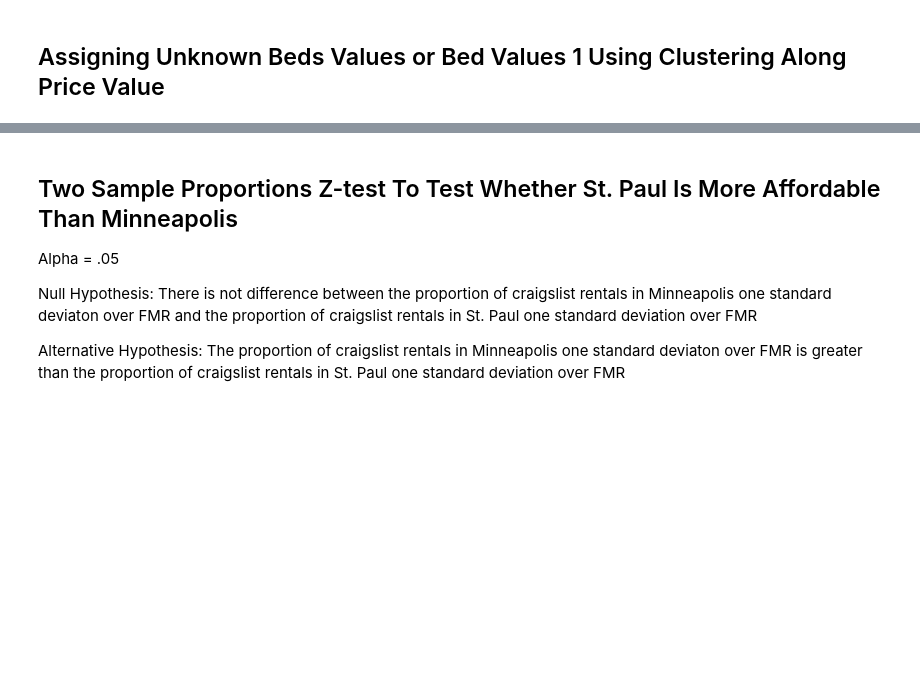
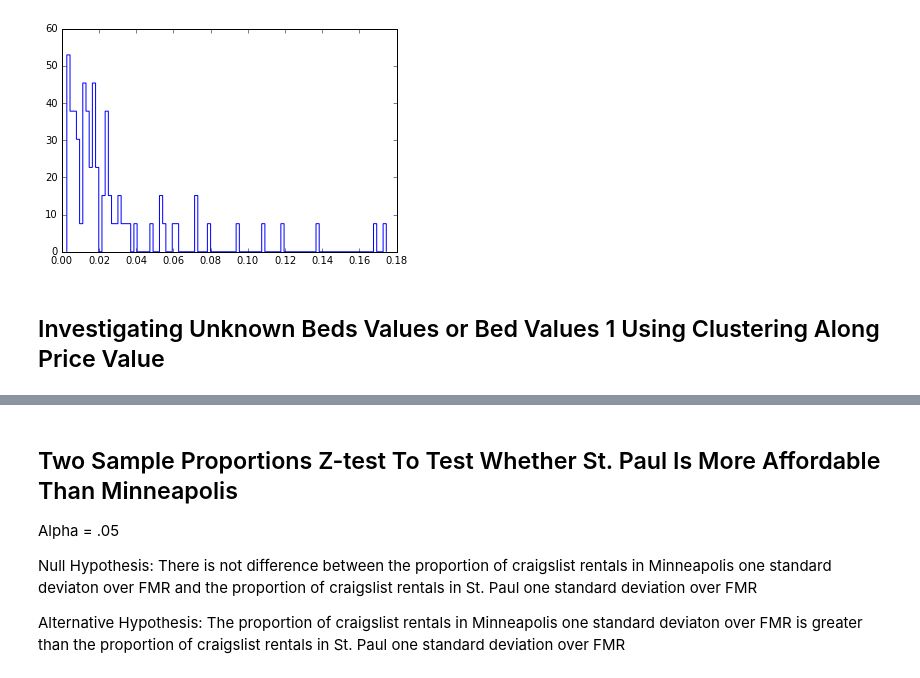
Before and after one commit to murra667/Inferential-Statistics-Craigslist-Rental-Market-Twin-Cities, a Jupyter notebook: Craigslist Rental Housing Ads Inferential Statistics.ipynb, the cells around one changed output, grey strips where cells are left out. Drawn from its saved outputs; the diff is of its cells as text; code cells hidden in the pictures; blank space fills up the shorter version.

```diff
--- a/Craigslist Rental Housing Ads Inferential Statistics.ipynb
+++ b/Craigslist Rental Housing Ads Inferential Statistics.ipynb
@@ -23,0 +31,5 @@ plt.show()
+# %%
+pct_crgslist_zip = munged[['craigslist pct per total units', 'zipcodes', 'total units']].drop(10)
+pct_crgslist_zip_sort = pct_crgslist_zip.sort_values(by = 'craigslist pct per total units', ascending = False )
+top_five = pct_crgslist_zip_sort[:5]
+top_five
@@ -24,2 +45,12 @@ plt.show()
+# %%
+pct_craigslist_zip_sort_no_outliers = pct_crgslist_zip.sort_values(by = 'craigslist pct per total units', ascending = False )[6:]
+
+# plot count of craigslist beds per zipcode without outliers
+craigslist_over_total = pct_craigslist_zip_sort_no_outliers['craigslist pct per total units']
+
+_ = plt.hist(craigslist_over_total, bins = 100, normed=True, histtype = 'step')
+plt.show()
+# %% [output]
+[figure, added]
 # %% [markdown]
-## Assigning Unknown Beds Values or Bed Values 1 Using Clustering Along Price Value
+## Investigating Unknown Beds Values or Bed Values 1 Using Clustering Along Price Value
```
Also changed, not shown: parts of 14 cells of this notebook.
